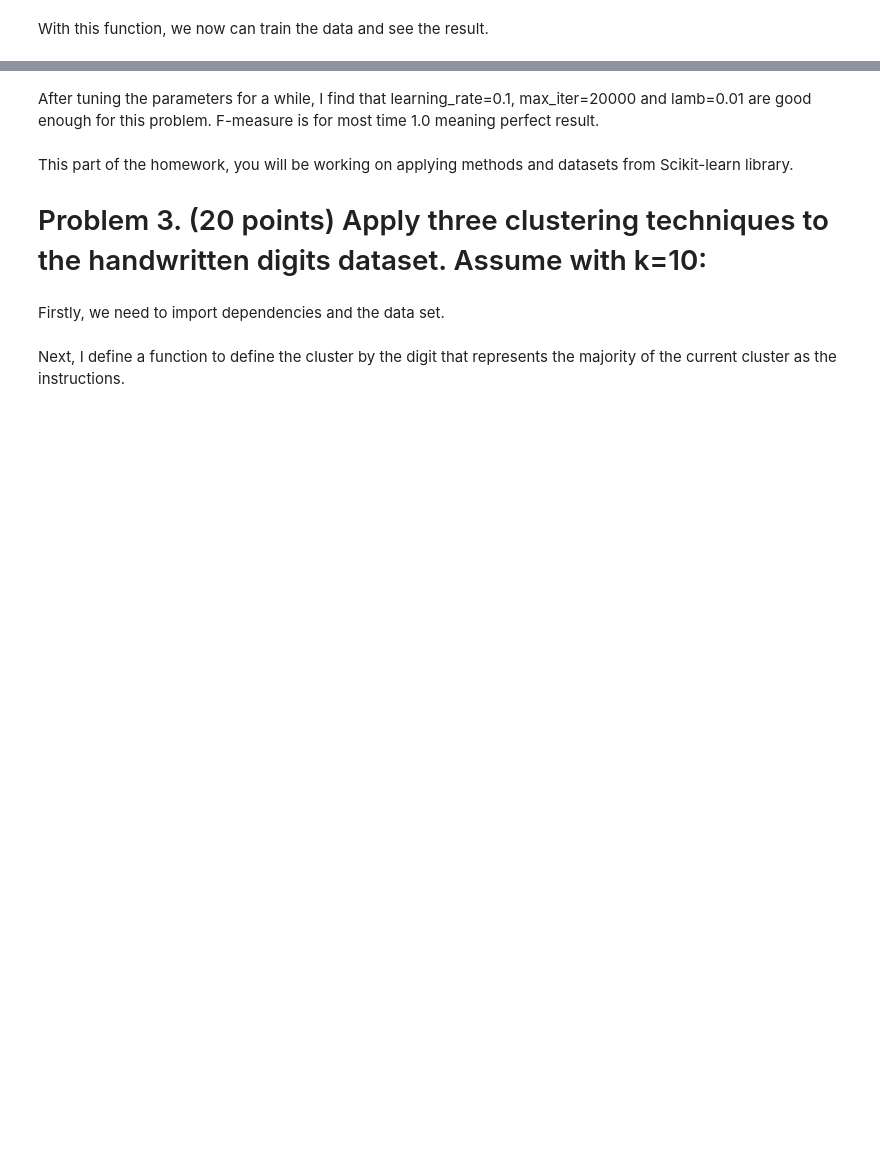
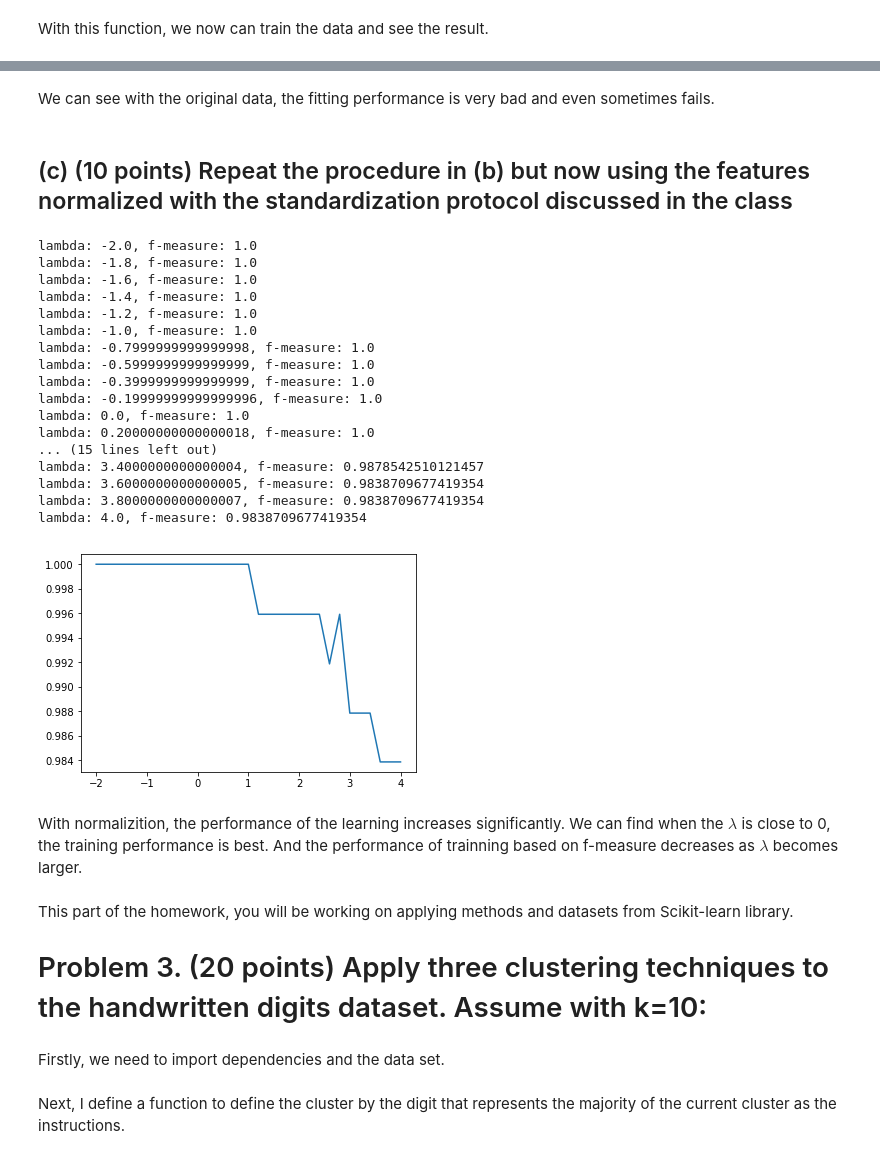
Before and after one commit to wangyanhit/AI, a Jupyter notebook: Homework 4.ipynb, the cells around one changed output, grey strips where cells are left out. Drawn from its saved outputs; the diff is of its cells as text; code cells hidden in the pictures; blank space fills up the shorter version.

```diff
--- a/Homework 4.ipynb
+++ b/Homework 4.ipynb
@@ -384,2 +363,4 @@ f-measure: 1.0
-# %% [markdown]
-After tuning the parameters for a while, I find that learning_rate=0.1, max_iter=20000 and lamb=0.01 are good enough for this problem. F-measure is for most time 1.0 meaning perfect result.
+# %% [markdown]
+We can see with the original data, the fitting performance is very bad and even sometimes fails.
+# %% [markdown]
+## (c) (10 points) Repeat the procedure in (b) but now using the features normalized with the standardization protocol discussed in the class
@@ -386,3 +373,48 @@ After tuning the parameters for a while, I find that learning_rate=0.1, max_iter
+# %%
+def get_normalized_data():
+    X_raw, y_raw, category = get_raw_data(data, numerical_features)
+    X = complete_missing_data(X_raw, category, numerical_features)
+    X = normalize_data(X)
+
+    y = np.array(y_raw) == 'notckd'
+    y = y.astype(np.float32)
+    return X, y
+# %%
+X, y = get_normalized_data()
+X_train, y_train, X_test, y_test = split_into_train_test_set(X, y, 0.8)
+lam = np.linspace(-2, 4, 31)
+f1 = lam.copy()
+np.random.seed(0)
+for i in range(31):
+    clf = LogisticRegression(learning_rate=0.02, max_iter=5000, lamb=lam[i])
+    clf.fit(X_train, y_train)
+    pred = clf.predict(X_train)
+    f = f1_score(y_train, pred)
+    f1[i] = f
+    print('lambda: {}, f-measure: {}'.format(lam[i], f))
+plt.plot(lam, f1)
+plt.show()
+# %% [output]
+lambda: -2.0, f-measure: 1.0
+lambda: -1.8, f-measure: 1.0
+lambda: -1.6, f-measure: 1.0
+lambda: -1.4, f-measure: 1.0
+lambda: -1.2, f-measure: 1.0
+lambda: -1.0, f-measure: 1.0
+lambda: -0.7999999999999998, f-measure: 1.0
+lambda: -0.5999999999999999, f-measure: 1.0
+lambda: -0.3999999999999999, f-measure: 1.0
+lambda: -0.19999999999999996, f-measure: 1.0
+lambda: 0.0, f-measure: 1.0
+lambda: 0.20000000000000018, f-measure: 1.0
+... (15 lines left out)
+lambda: 3.4000000000000004, f-measure: 0.9878542510121457
+lambda: 3.6000000000000005, f-measure: 0.9838709677419354
+lambda: 3.8000000000000007, f-measure: 0.9838709677419354
+lambda: 4.0, f-measure: 0.9838709677419354
+[figure, added]
+# %% [markdown]
+With normalizition, the performance of the learning increases significantly. We can find when the $\lambda$ is close to 0, the training performance is best. And the performance of trainning based on f-measure decreases as $\lambda$ becomes larger.
 # %% [markdown]
 This part of the homework, you will be working on applying methods and datasets from Scikit-learn library.
 
```
Also changed, not shown: parts of 21 cells of this notebook.
